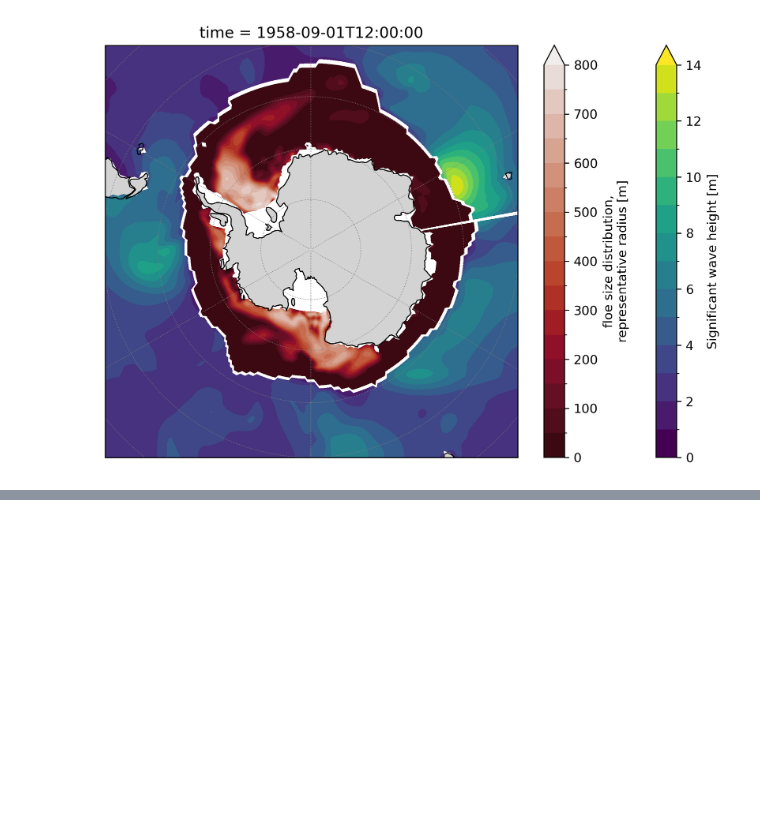
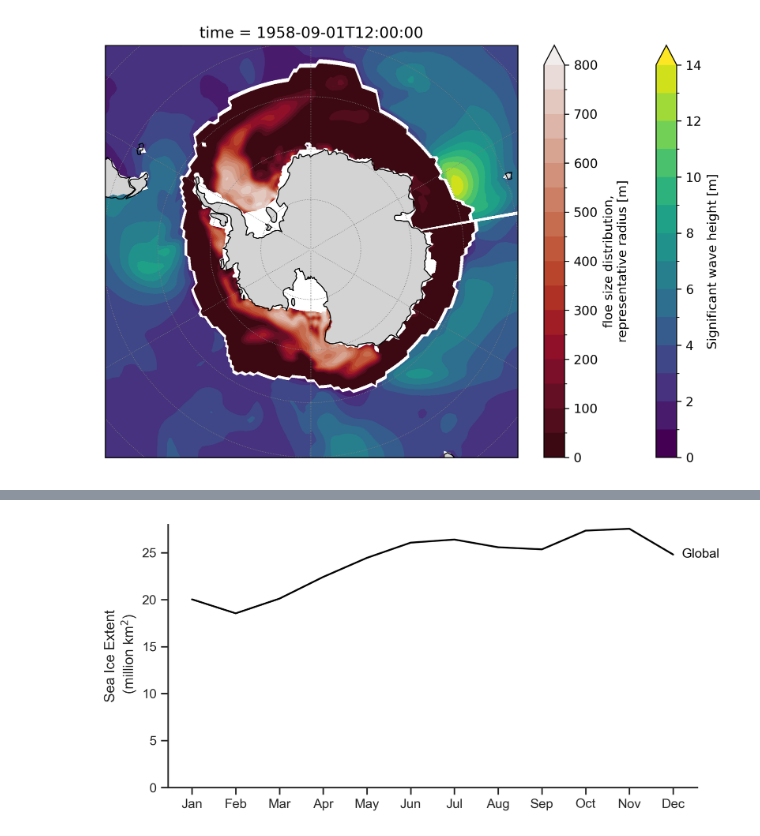
Before and after one commit to NoahDay/access-om3-analysis, a Jupyter notebook: ST6_Workshop.ipynb, the cells around one changed output, grey strips where cells are left out. Cells and saved outputs as stored; diff of their text form; code cells hidden in the pictures; blank space fills up the shorter version.

```diff
--- a/ST6_Workshop.ipynb
+++ b/ST6_Workshop.ipynb
@@ -591,0 +819,6 @@ fsdrad_daily.where(aice_daily > 0.15).plot.contourf(
+# %%
+obs_area_dt = sea_ice_area_obs(cdr_dt)
+obs_si_area_sh = (cdr_dt['cdr_sh']['cdr_conc'] * cdr_dt['cdr_sh']['cdr_conc'].area).sum(dim=["x", "y"])
+obs_si_area_nh = (cdr_dt['cdr_nh']['cdr_conc'] * cdr_dt['cdr_nh']['cdr_conc'].area).sum(dim=["x", "y"])
+obs_si_extent_sh = (cdr_dt['cdr_sh']['cdr_conc'].area).where((cdr_dt['cdr_sh']['cdr_conc'] >= 0.15) * (cdr_dt['cdr_sh']['cdr_conc'] <= 1.0)).sum(dim=["x", "y"])
+obs_si_extent_nh = (cdr_dt['cdr_nh']['cdr_conc'].area).where((cdr_dt['cdr_nh']['cdr_conc'] >= 0.15) * (cdr_dt['cdr_nh']['cdr_conc'] <= 1.0)).sum(dim=["x", "y"])
@@ -591,0 +973,80 @@ fsdrad_daily.where(aice_daily > 0.15).plot.contourf(
+# %%
+import seaborn as sns
+
+plot = "only"
+
+sns.set_style("ticks")
+
+fig, ax = plt.subplots(figsize=(8,4))
+
+
+# Total
+sns.lineplot(
+    data=df,
+    x="month",
+    y="total",
+    errorbar=None,
+    color=color_total,
+    ax=ax
+)
+
+for col, label, color in [
+    ("total", "Global", color_total),
+]:
+    last = df[df["month"] == 12][col].mean()
+    ax.text(
+        12.2, last, label,
+        color=color,
+        va="center",
+        fontsize=11
+    )
+
+if plot == "all":
+
+    sns.lineplot(
+        data=df,
+        x="month",
+        y="extent_nh",
+        errorbar=None,
+        color=color_arctic,
+        ax=ax
+    )
+
+    sns.lineplot(
+        data=df,
+        x="month",
+        y="extent_sh",
+        errorbar=None,
+        color=color_antarctic,
+        ax=ax
+    )
+
+    # Add labels at end of curves
+    for col, label, color in [
+        ("extent_nh", "Arctic", color_arctic),
+        ("extent_sh", "Antarctic", color_antarctic),
+    ]:
+        last = df[df["month"] == 12][col].mean()
+        ax.text(
+            12.2, last, label,
+            color=color,
+            va="center",
+            fontsize=11
+        )
+
+
+
+ax.set_xlabel("")
+ax.set_ylabel("Sea Ice Extent\n (million km$^2$)")
+ax.set_xticks(range(1,13))
+ax.set_xticklabels(
+    ["Jan","Feb","Mar","Apr","May","Jun",
+     "Jul","Aug","Sep","Oct","Nov","Dec"]
+)
+ax.set_ylim(bottom=0)
+sns.despine()
+# plt.tight_layout()
+plt.savefig(plotfolder+f"annual_SIE_{plot}.png", transparent=True, dpi=900)
+plt.show()
+# %% [output]
+[figure, added]
```
Also changed, not shown: parts of 34 cells of this notebook, 6 other files.
